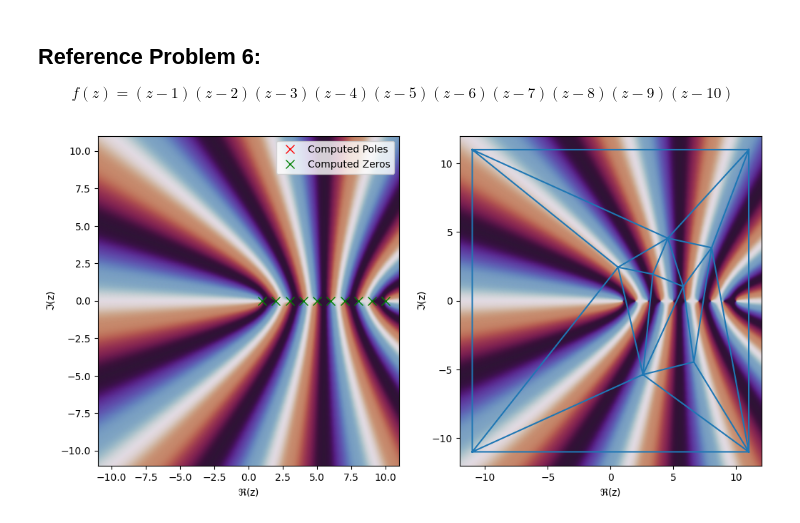
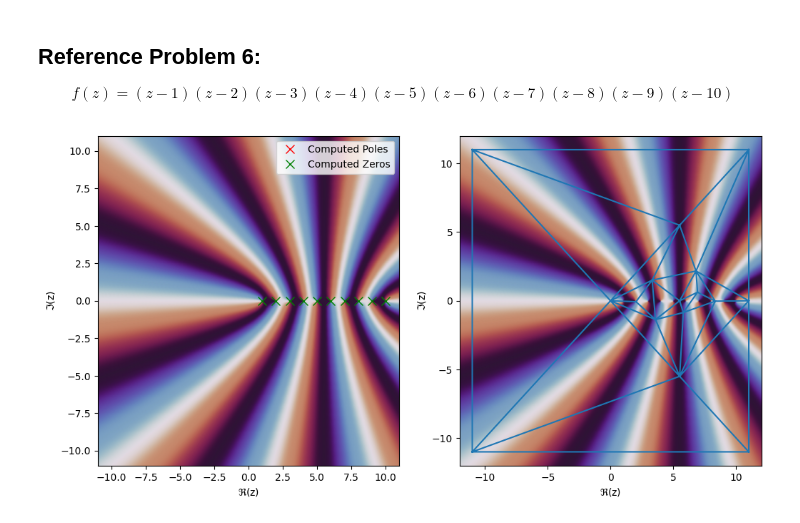
Before and after one commit to j-bowhay/Poles-and-Roots, a Jupyter notebook: notebooks/poles_and_zeros.ipynb, the cells around one changed output. Drawn from its saved outputs; the diff is of its cells as text; code cells hidden in the pictures.

```diff
--- a/notebooks/poles_and_zeros.ipynb
+++ b/notebooks/poles_and_zeros.ipynb
@@ -134,18 +133,18 @@ f(z) = (z - 1)(z - 2)(z - 3)(z - 4)(z - 5)(z - 6)(z - 7)(z - 8)(z - 9)(z - 10)
 # %%
 res = find_zeros_poles(
     reference_problems.func5,
     reference_problems.func5_prime,
     initial_points=[-11 - 11j, 11 - 11j, 11 + 11j, -11 + 11j],
     arg_principal_threshold=2.1,
-    num_sample_points=500,
+    num_sample_points=100,
 )
 
 fig, axs = plt.subplots(ncols=2, figsize=(12, 6))
 phase_plot(reference_problems.func5, axs[0], domain=[-11, 11, -11, 11])
 phase_plot(reference_problems.func5, axs[1], domain=[-12, 12, -12, 12])
 plot_poles_zeros(res, axs[0])
 axs[0].legend()
 axs[1].triplot(res.points[:, 0], res.points[:, 1], res.simplices)
 plt.show()
 # %% [output]
-[figure, old version]
+[figure, new version]
```
Also changed, not shown: parts of 3 cells of this notebook, 4 other files.
